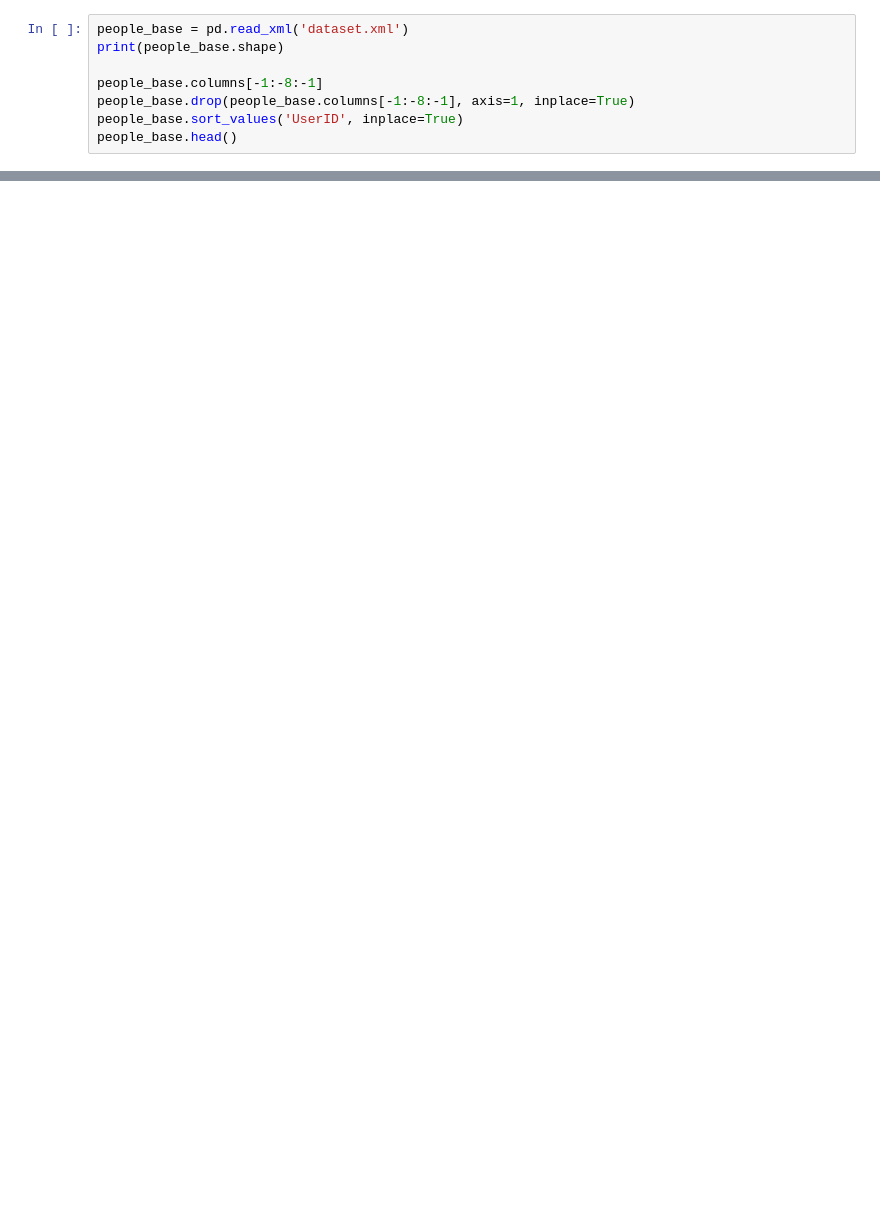
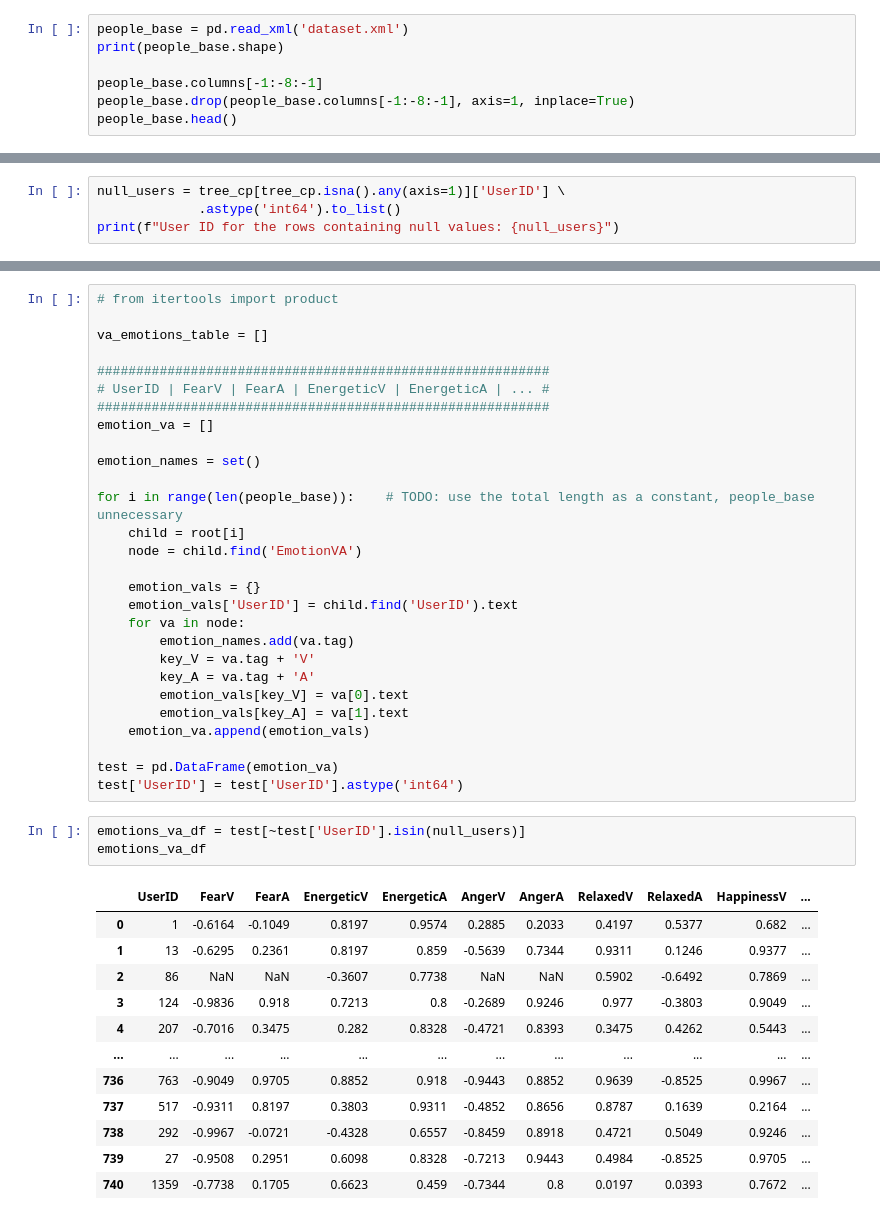
Before and after one commit to s-bose/Moods_dataset, a Jupyter notebook: moodo.ipynb, the cells around one changed output, grey strips where cells are left out. Drawn from its saved outputs; the diff is of its cells as text; blank space fills up the shorter version.

```diff
--- a/moodo.ipynb
+++ b/moodo.ipynb
@@ -8,7 +8,6 @@ print(people_base.shape)
 
 people_base.columns[-1:-8:-1]
 people_base.drop(people_base.columns[-1:-8:-1], axis=1, inplace=True)
-people_base.sort_values('UserID', inplace=True)
 people_base.head()
 # %% [output]
 (741, 16)
@@ -63,0 +82,4 @@ Index(['UserID', 'Age', 'Gender', 'Living', 'YearsOfMusicEducation',
+# %%
+null_users = tree_cp[tree_cp.isna().any(axis=1)]['UserID'] \
+             .astype('int64').to_list()
+print(f"User ID for the rows containing null values: {null_users}")
@@ -129,0 +244,44 @@ pd.DataFrame(song)
+# %%
+# from itertools import product
+
+va_emotions_table = []
+
+##########################################################
+# UserID | FearV | FearA | EnergeticV | EnergeticA | ... #
+##########################################################
+emotion_va = []
+
+emotion_names = set()
+
+for i in range(len(people_base)):    # TODO: use the total length as a constant, people_base unnecessary
+    child = root[i]
+    node = child.find('EmotionVA')
+
+    emotion_vals = {}
+    emotion_vals['UserID'] = child.find('UserID').text
+    for va in node:
+        emotion_names.add(va.tag)
+        key_V = va.tag + 'V'
+        key_A = va.tag + 'A'
+        emotion_vals[key_V] = va[0].text
+        emotion_vals[key_A] = va[1].text
+    emotion_va.append(emotion_vals)
+
+test = pd.DataFrame(emotion_va)
+test['UserID'] = test['UserID'].astype('int64')
+# %%
+emotions_va_df = test[~test['UserID'].isin(null_users)]
+emotions_va_df
+# %% [output]
+|  | UserID | FearV | FearA | EnergeticV | EnergeticA | AngerV | AngerA | RelaxedV | RelaxedA | HappinessV | ... |
+| 0 | 1 | -0.6164 | -0.1049 | 0.8197 | 0.9574 | 0.2885 | 0.2033 | 0.4197 | 0.5377 | 0.682 | ... |
+| 1 | 13 | -0.6295 | 0.2361 | 0.8197 | 0.859 | -0.5639 | 0.7344 | 0.9311 | 0.1246 | 0.9377 | ... |
+| 2 | 86 | NaN | NaN | -0.3607 | 0.7738 | NaN | NaN | 0.5902 | -0.6492 | 0.7869 | ... |
+| 3 | 124 | -0.9836 | 0.918 | 0.7213 | 0.8 | -0.2689 | 0.9246 | 0.977 | -0.3803 | 0.9049 | ... |
+| 4 | 207 | -0.7016 | 0.3475 | 0.282 | 0.8328 | -0.4721 | 0.8393 | 0.3475 | 0.4262 | 0.5443 | ... |
+| ... | ... | ... | ... | ... | ... | ... | ... | ... | ... | ... | ... |
+| 736 | 763 | -0.9049 | 0.9705 | 0.8852 | 0.918 | -0.9443 | 0.8852 | 0.9639 | -0.8525 | 0.9967 | ... |
+| 737 | 517 | -0.9311 | 0.8197 | 0.3803 | 0.9311 | -0.4852 | 0.8656 | 0.8787 | 0.1639 | 0.2164 | ... |
+| 738 | 292 | -0.9967 | -0.0721 | -0.4328 | 0.6557 | -0.8459 | 0.8918 | 0.4721 | 0.5049 | 0.9246 | ... |
+| 739 | 27 | -0.9508 | 0.2951 | 0.6098 | 0.8328 | -0.7213 | 0.9443 | 0.4984 | -0.8525 | 0.9705 | ... |
+| 740 | 1359 | -0.7738 | 0.1705 | 0.6623 | 0.459 | -0.7344 | 0.8 | 0.0197 | 0.0393 | 0.7672 | ... |
```
Also changed, not shown: parts of 36 cells of this notebook, 6 other files.
